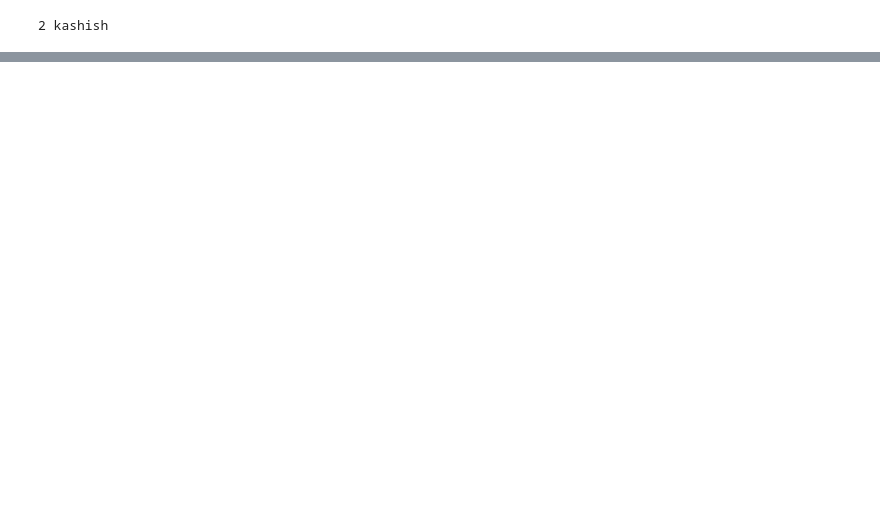
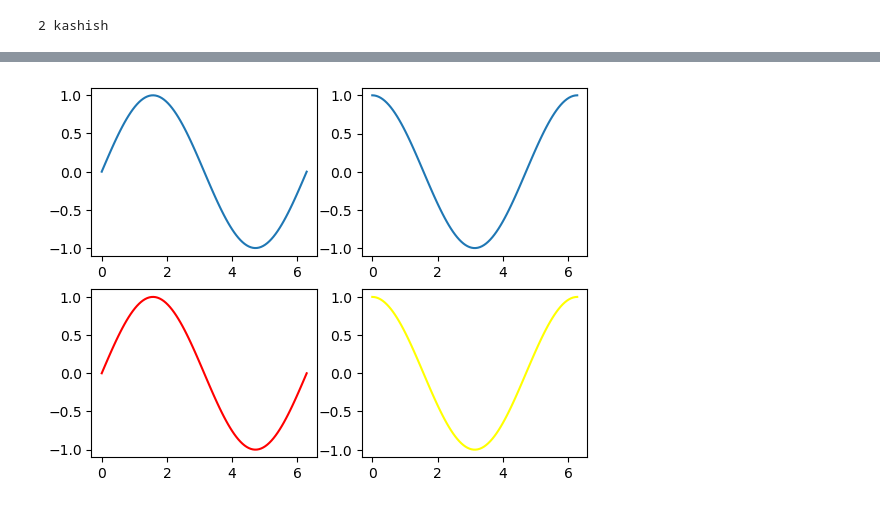
Before and after one commit to amirkhan1092/python-oop, a Jupyter notebook: 05_MatplotLib/plotting2d.ipynb, the cells around one changed output, grey strips where cells are left out. Cells and saved outputs as stored; diff of their text form; code cells hidden in the pictures; blank space fills up the shorter version.

```diff
--- a/05_MatplotLib/plotting2d.ipynb
+++ b/05_MatplotLib/plotting2d.ipynb
@@ -150,0 +168,22 @@ print(i, j)
+# %%
+import matplotlib.pyplot as plt
+import numpy as np
+
+x_data = np.linspace(0, 2*np.pi, 100)
+y_data1 = np.sin(x_data)
+y_data2 = np.cos(x_data)
+
+plt.subplot(221)
+plt.plot(x_data, y_data1)
+
+plt.subplot(222)
+plt.plot(x_data, y_data2)
+
+plt.subplot(223)
+plt.plot(x_data, y_data1, color='red')
+
+plt.subplot(224)
+plt.plot(x_data, y_data2, color='yellow')
+plt.show()
+# %% [output]
+[figure, added]
```
Also changed, not shown: parts of 2 cells of this notebook, 4 other files.
